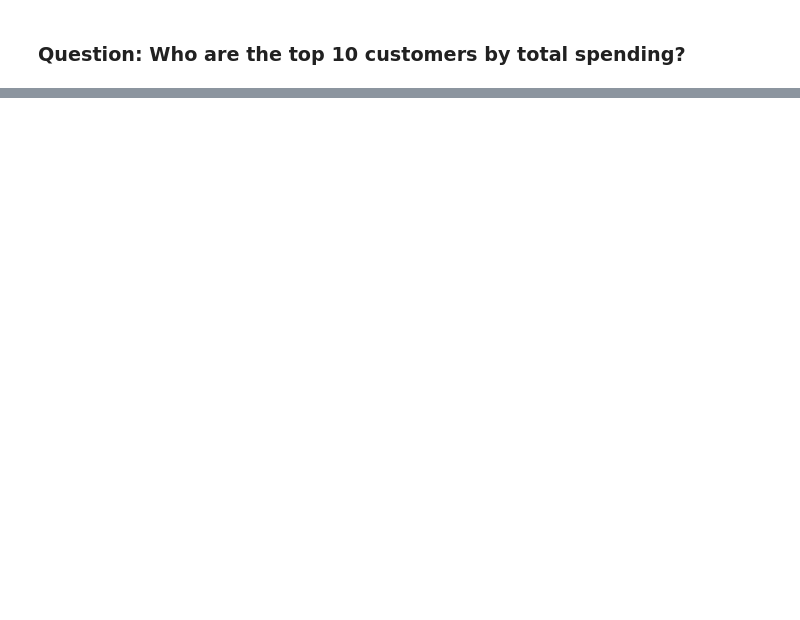
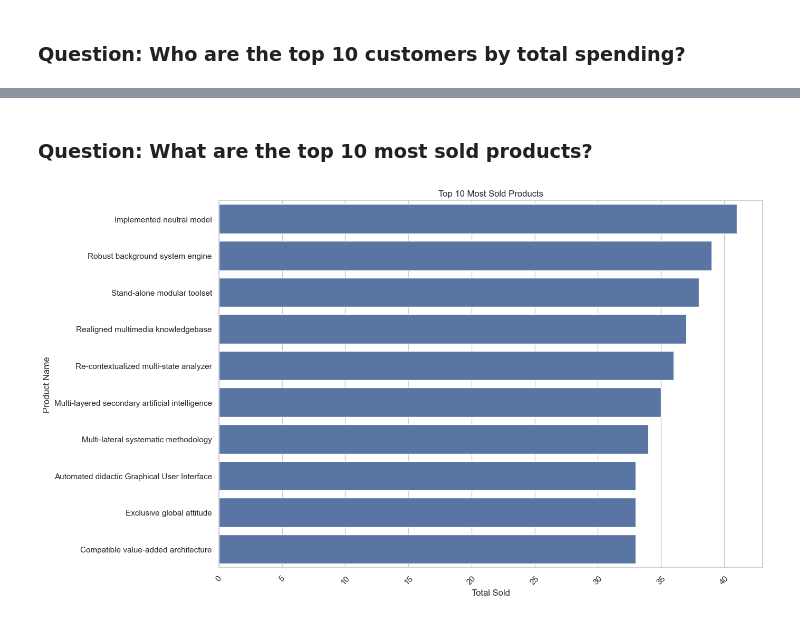
Before and after one commit to brunobrsr1/sales-project, a Jupyter notebook: analysis.ipynb, the cells around one changed output, grey strips where cells are left out. Saved outputs shown, nothing was run; the diff lists cells and outputs as text; code cells hidden in the pictures; blank space fills up the shorter version.

Commit message:
Added top products vizualization

```diff
--- a/analysis.ipynb
+++ b/analysis.ipynb
@@ -51,0 +52,27 @@ plt.show()
+# %% [markdown]
+### Question: What are the top 10 most sold products?
+# %%
+top_products = pd.read_sql("""
+  SELECT
+    products.product_id,
+    products.product_name,
+    SUM(sale_items.quantity) AS total_sold
+  FROM products
+  JOIN sale_items ON products.product_id = sale_items.product_id
+  JOIN sales ON sale_items.sale_id = sales.sale_id
+  WHERE sales.payment_status  = 'paid'
+  GROUP BY products.product_id
+  ORDER BY total_sold DESC
+  LIMIT 10;
+""", con=engine)
+
+plt.figure(figsize=(14, 8))
+sns.barplot(x='total_sold', y='product_name', data=top_products)
+plt.title('Top 10 Most Sold Products')
+plt.xlabel('Total Sold')
+plt.ylabel('Product Name')
+plt.tight_layout()
+plt.xticks(rotation=45)
+plt.show()
+# %% [output]
+[figure, added]
```
Also changed, not shown: parts of 1 cell of this notebook.
